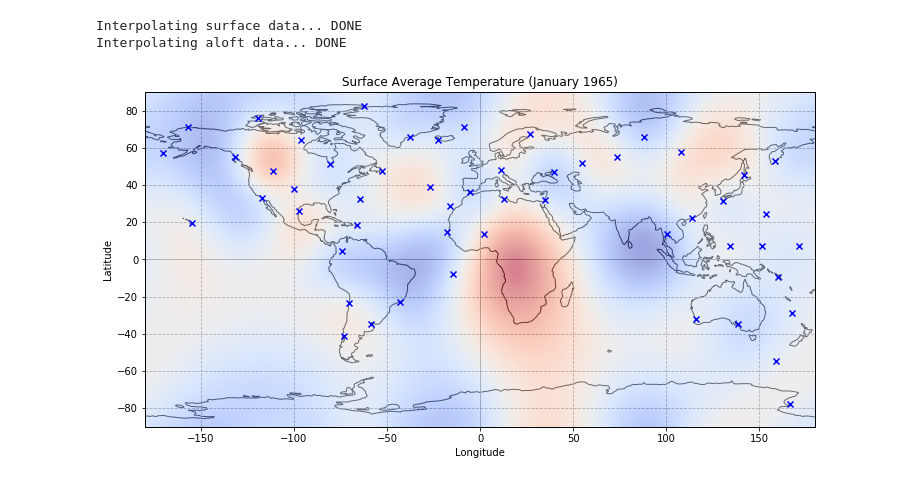
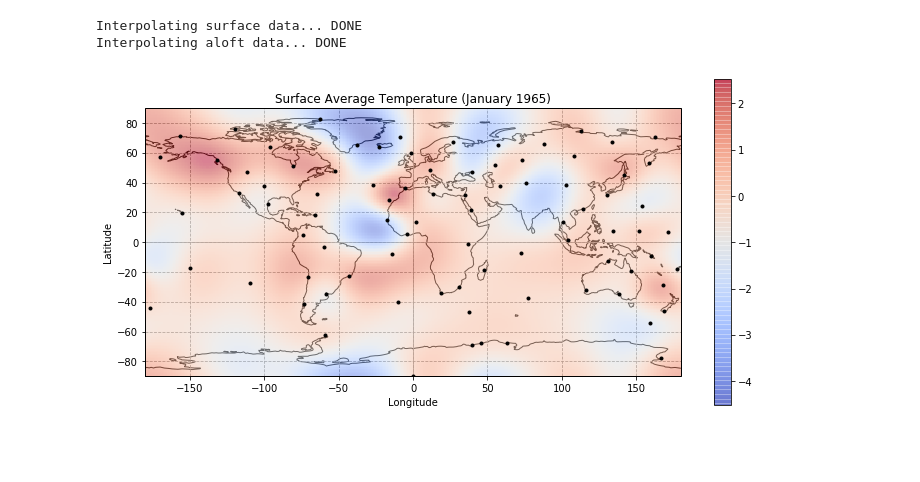
Before and after one commit to douglasdaly/hurricanes, a Jupyter notebook: notebooks/5_noaa_data_initial_explore.ipynb, the cells around one changed output. Drawn from its saved outputs; the diff is of its cells as text; code cells hidden in the pictures; blank space fills up the shorter version.

```diff
--- a/notebooks/5_noaa_data_initial_explore.ipynb
+++ b/notebooks/5_noaa_data_initial_explore.ipynb
@@ -6,6 +6,8 @@
 ## Initial Data Exploration
 
 Initial data exploration for the NOAA RATPAC-B temperature data.
+# %%
+processed_data_dir = '../data/processed'
 # %%
 # Imports
 import os
@@ -22,12 +24,10 @@ import matplotlib.pyplot as plt
 import cartopy.crs as ccrs
 # %%
 # Load data
-proc_data_dir = '../data/processed'
-
-with open(os.path.join(proc_data_dir, 'ratpac_stations.pkl'), 'rb') as fin:
+with open(os.path.join(processed_data_dir, 'ratpac_stations.pkl'), 'rb') as fin:
     station_data = pickle.load(fin)
 
-with open(os.path.join(proc_data_dir, 'ratpac_b.pkl'), 'rb') as fin:
+with open(os.path.join(processed_data_dir, 'ratpac_b.pkl'), 'rb') as fin:
     ratpac_data = pickle.load(fin)
 
 # - Merge to add location data and dates
@@ -150,34 +150,44 @@ Interpolating surface data... DONE
 Interpolating aloft data... DONE
 # %%
 # - Generate Plots
-nm = 'surface'
-i_dt = 0
+nm = 'aloft'
+show_values = False
 
 t_result = interp_results[nm][i_dt]
 orig_pts = orig_point_data[nm][i_dt]
 
-fig = plt.figure(figsize=(12, 8))
+fig = plt.figure(figsize=(12, 6))
 ax = fig.add_subplot(1, 1, 1, projection=ccrs.PlateCarree())
 
 hmap = ax.imshow(t_result.T, extent=[-180, 180, -90, 90], interpolation='none',
                  cmap='coolwarm', origin='lower', alpha=0.5, zorder=2)
-ax.scatter(orig_pts[0][:, 0], orig_pts[0][:, 1], marker='x', color='b',
+ax.scatter(orig_pts[0][:, 0], orig_pts[0][:, 1], marker='.', color='black',
            zorder=3, alpha=1, label='Station')
+
+if show_values:
+    i_curr = 0
+    for x, y in orig_pts[0]:
+        ax.text(x+3, y-2, np.round(orig_pts[1][i_curr], 1), color='blue')
+        t_x, t_y = int(np.round(x)+180), int(np.round(y)+90)
+        ax.text(x-15, y-2, np.round(t_result[t_x, t_y], 1), color='red')
+        i_curr += 1
+
 ax.coastlines(zorder=0, alpha=1.0)
+plt.colorbar(hmap)
 
 ax.axhline(0, linestyle='-', linewidth=0.75, color='grey', zorder=1)
 ax.axvline(0, linestyle='-', linewidth=0.75, color='grey', zorder=1)
 
 ax.set_title('Surface Average Temperature ({})'.format(pd.to_datetime(unq_dates[i_dt]) \
                                                        .strftime("%B %Y")))
 ax.set_xlabel('Longitude')
 ax.xaxis.set_visible(True)
 
 ax.set_ylabel('Latitude')
 ax.yaxis.set_visible(True)
 
 ax.grid(True, color='grey', linestyle='--', alpha=1, zorder=1)
 
 plt.show();
 # %% [output]
-[figure, old version]
+[figure, new version]
```
Also changed, not shown: 11 other files.
